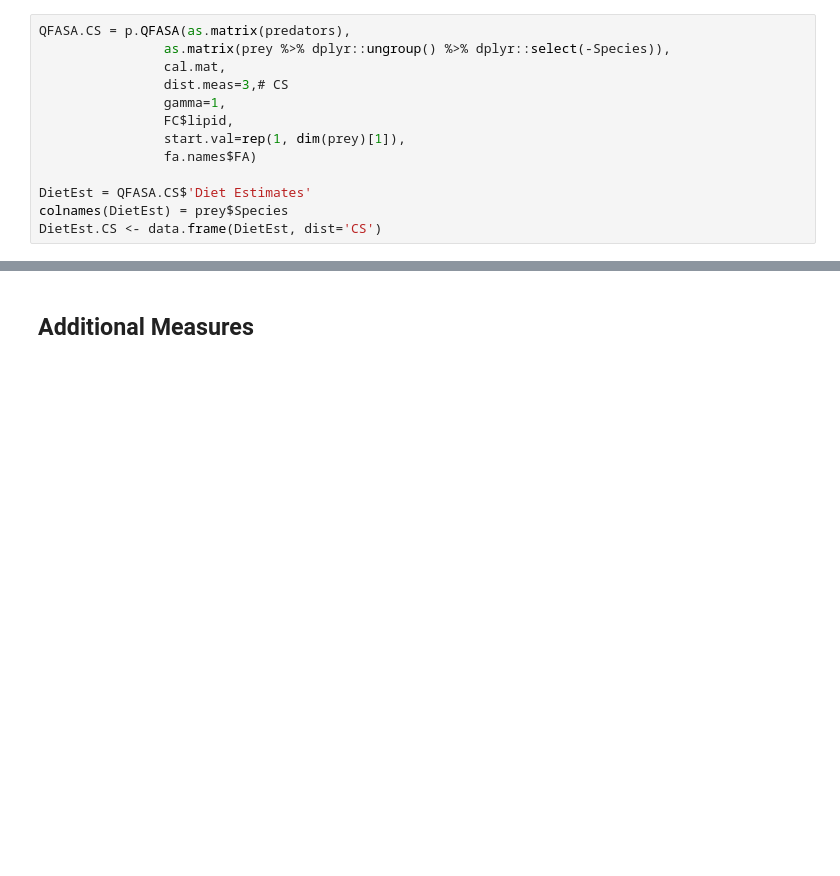
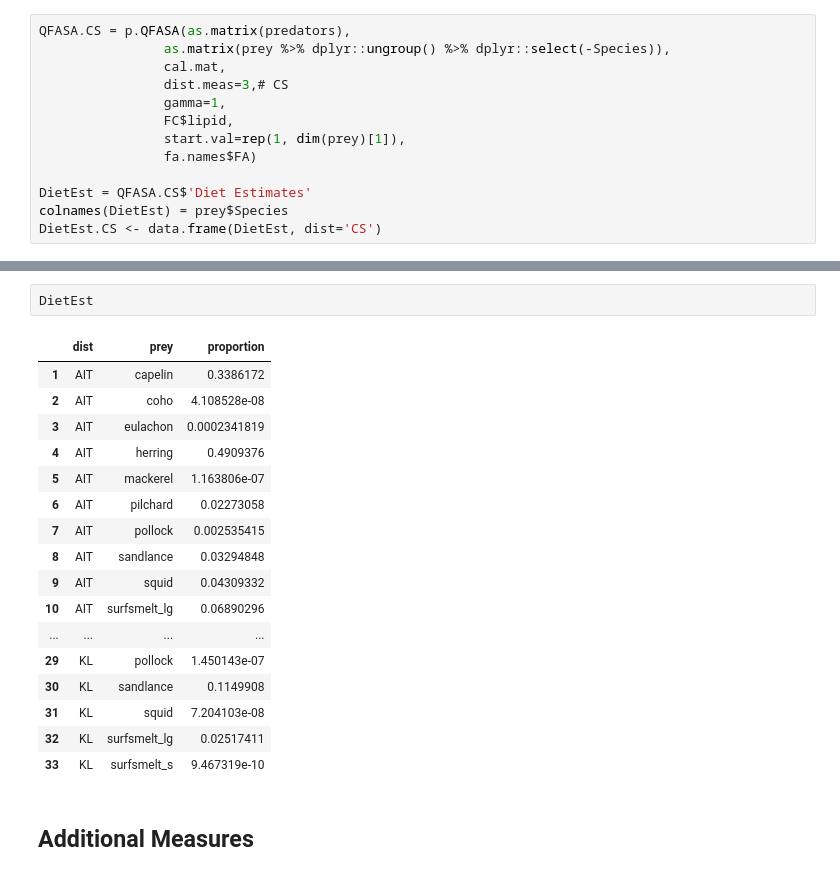
Before and after one commit to cstewartGH/QFASA, a Jupyter notebook: dev/Prototype.ipynb, the cells around one changed output, grey strips where cells are left out. Drawn from its saved outputs; the diff is of its cells as text; blank space fills up the shorter version.

```diff
--- a/dev/Prototype.ipynb
+++ b/dev/Prototype.ipynb
@@ -176,3 +179,23 @@ In rbind_list__impl(environment()): Unequal factor levels: coercing to character
+# %%
+DietEst
+# %% [output]
+|  | dist | prey | proportion |
+| 1 | AIT | capelin | 0.3386172 |
+| 2 | AIT | coho | 4.108528e-08 |
+| 3 | AIT | eulachon | 0.0002341819 |
+| 4 | AIT | herring | 0.4909376 |
+| 5 | AIT | mackerel | 1.163806e-07 |
+| 6 | AIT | pilchard | 0.02273058 |
+| 7 | AIT | pollock | 0.002535415 |
+| 8 | AIT | sandlance | 0.03294848 |
+| 9 | AIT | squid | 0.04309332 |
+| 10 | AIT | surfsmelt_lg | 0.06890296 |
+| ... | ... | ... | ... |
+| 29 | KL | pollock | 1.450143e-07 |
+| 30 | KL | sandlance | 0.1149908 |
+| 31 | KL | squid | 7.204103e-08 |
+| 32 | KL | surfsmelt_lg | 0.02517411 |
+| 33 | KL | surfsmelt_s | 9.467319e-10 |
 # %% [markdown]
 ## Additional Measures
 # %%
```
Also changed, not shown: parts of 1 cell of this notebook, 4 other files.
